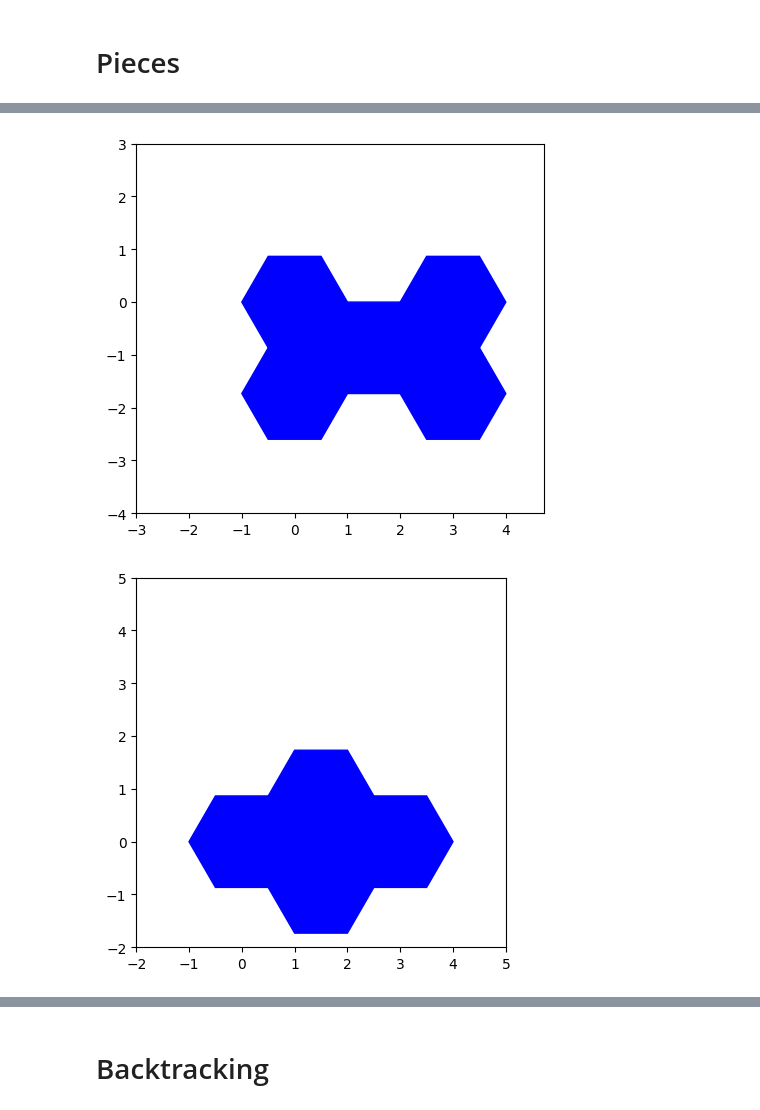
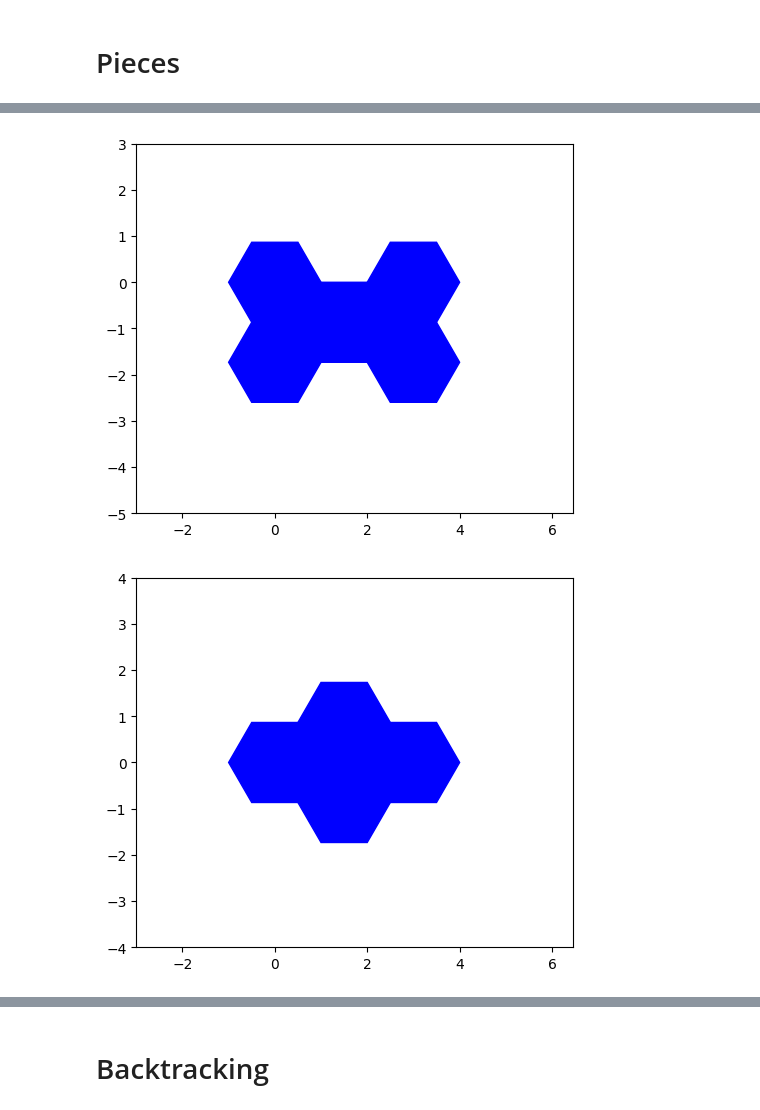
Before and after one commit to nesaboz/hexagon-puzzle, a Jupyter notebook: main.ipynb, the cells around one changed output, grey strips where cells are left out. Drawn from its saved outputs; the diff is of its cells as text; code cells hidden in the pictures.

```diff
--- a/main.ipynb
+++ b/main.ipynb
@@ -154,10 +154,10 @@ A = np.array([[np.cos(np.radians(30)), np.sin(np.radians(30))], [0, -1]]).T
 def convert_skewed_to_cartesian(A, x):
     # so (1,0) in skewed is (cos(30), sin(30)) in cartesian  (np.sqrt(3)/2, 0.5)
     # and (0,1) in skewed is (-1, 0) in cartesian (this is cos(270), sin(270))
-    return A @ np.array(x)
+    return 2 * A @ np.array(x)
 
 def convert_cartesian_to_skewed(A, x):
-    return np.linalg.inv(A) @ np.array(x)
+    return 0.5 * np.linalg.inv(A) @ np.array(x)
 
 def rotate_in_cartesian(x, alpha):
     # if we go counter-clockwise
@@ -281,37 +236,37 @@ TypeError: cannot unpack non-iterable NoneType object
 # %%
 
 bone = [(0,0), (0,1), (1,1), (2,1), (2,2)]
-draw_pieces([bone], 'blue', find_min_max(bone))
+draw_pieces([bone], 'blue')
 star = [(0,0), (1,0), (1,1), (2,1)]
 draw_pieces([star], 'blue')
 snowflake = [(0,0), (1,1), (1,2), (2,1)]
 draw_pieces([snowflake], 'blue')
 flag = [(0,0), (1,0), (0,1), (0,2)]
 draw_pieces([flag], 'blue')
 post = [(0,0), (1,1), (1,2), (1,3)]
 draw_pieces([post], 'red')
 gun = [(0,0), (1,0), (1,1), (2,1), (3,2)]
 draw_pieces([gun], 'yellow')
 
 tent = [(0,0), (1,0), (2,0), (0,1), (0,2)]
-draw_pieces([tent], 'green', find_min_max(tent))
+draw_pieces([tent], 'green')
 
 bowl = [(0,0), (0,1), (1,2), (2,2)]
 draw_pieces([bowl], 'red')
 olympics = [(0,0), (1,0), (2,0), (1,1), (2,1)]
 draw_pieces([olympics], 'blue')
 
 pole = [(0,0), (1,0), (2,0), (3,0)]
 draw_pieces([pole], 'red')
 
 hook = [(0,0), (1,0), (2,0), (0,1), (1,2)]
 draw_pieces([hook], 'red')
 
 pipe = [(0,0), (0,1), (0, 2), (1,1)]
 draw_pieces([pipe], 'yellow')
 
 tiny = [(0,0), (0,1), (1,1)]
 draw_pieces([tiny], 'green')
 # %% [output]
-[figure, old version]
+[figure, new version]
-[figure, old version]
+[figure, new version]
```
Also changed, not shown: parts of 5 cells of this notebook.
